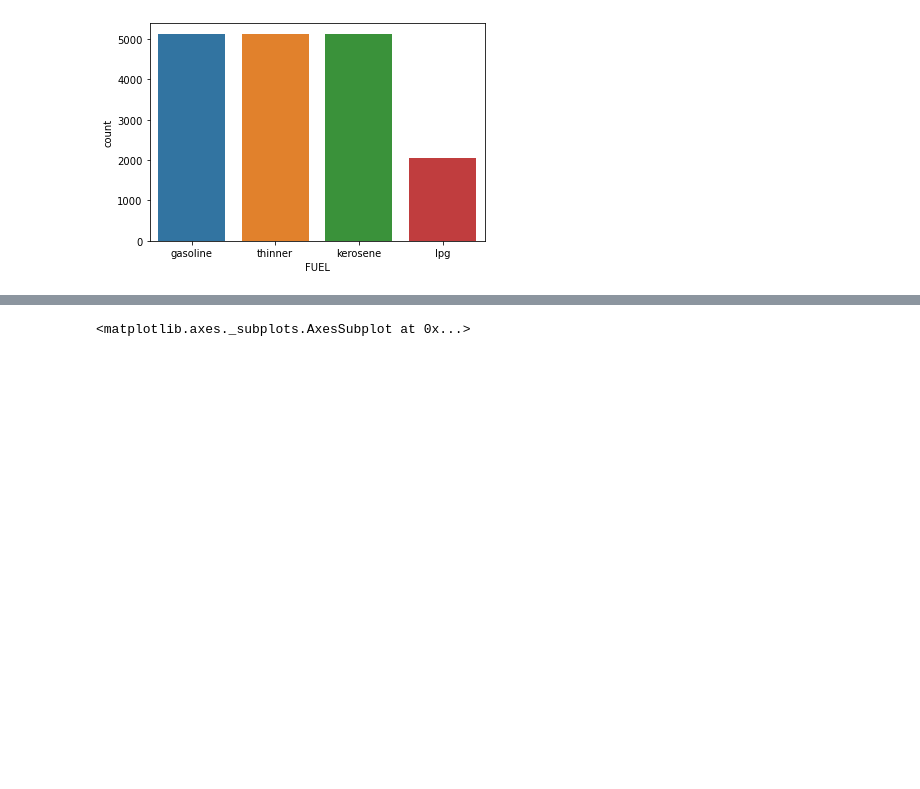
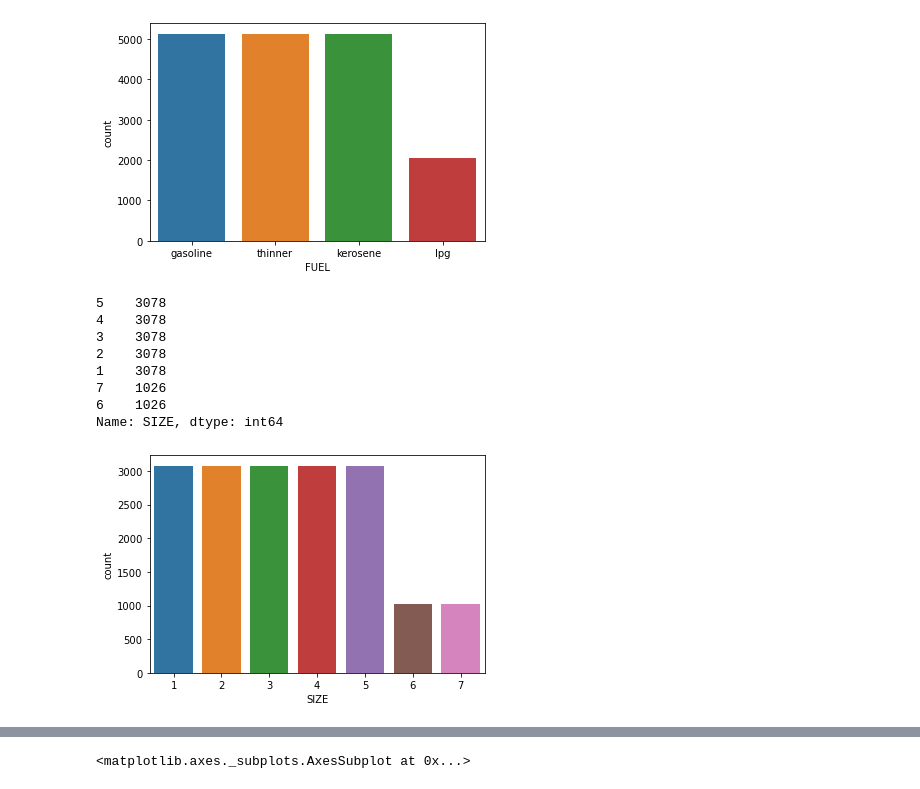
Before and after one commit to Henrique-O-S/Acoustic_Fire_Extinguisher_Success_Predictor, a Jupyter notebook: Acoustic_Extinguisher_Fire_Dataset/notebook.ipynb, the cells around one changed output, grey strips where cells are left out. Drawn from its saved outputs; the diff is of its cells as text; code cells hidden in the pictures; blank space fills up the shorter version.

```diff
--- a/Acoustic_Extinguisher_Fire_Dataset/notebook.ipynb
+++ b/Acoustic_Extinguisher_Fire_Dataset/notebook.ipynb
@@ -86,3 +86,17 @@ thinner     5130
 lpg         2052
 Name: FUEL, dtype: int64
 [figure]
+# %%
+# FUEL USED
+sb.countplot(data=fire_data, x="SIZE")
+fire_data['SIZE'].value_counts()
+# %% [output]
+5    3078
+4    3078
+3    3078
+2    3078
+1    3078
+7    1026
+6    1026
+Name: SIZE, dtype: int64
+[figure, added]
```
Also changed, not shown: parts of 6 cells of this notebook.
